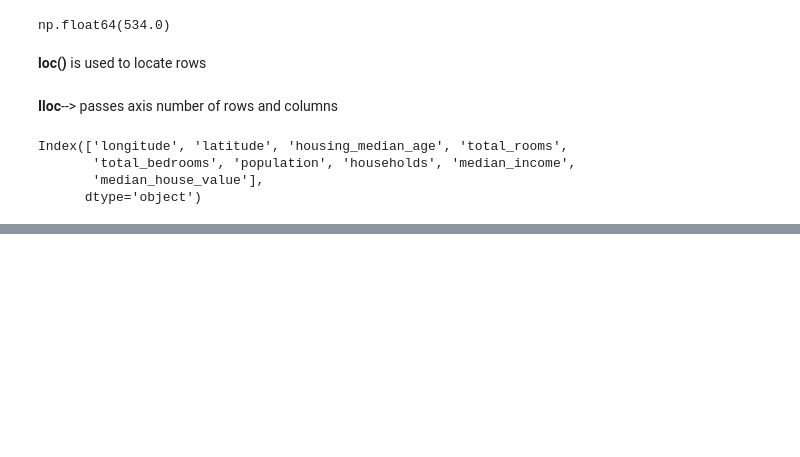
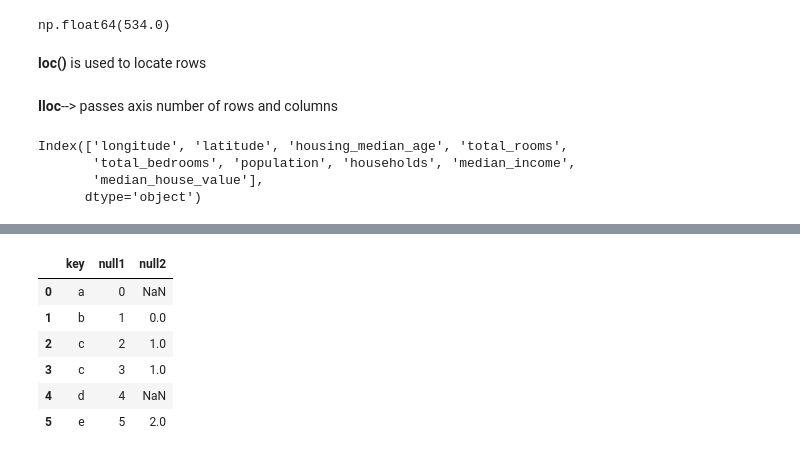
Before and after one commit to Akashmadasu1/My_Python_Notes, a Jupyter notebook: Akash_Pandas_NB.ipynb, the cells around one changed output, grey strips where cells are left out. Drawn from its saved outputs; the diff is of its cells as text; code cells hidden in the pictures; blank space fills up the shorter version.

```diff
--- a/Akash_Pandas_NB.ipynb
+++ b/Akash_Pandas_NB.ipynb
@@ -350,0 +599,11 @@ df.drop_duplicates(inplace=True)
+# %%
+#2.left join all the information left side and matched information from right side
+pd.merge(d1,d2,how='left')
+# %% [output]
+|  | key | null1 | null2 |
+| 0 | a | 0 | NaN |
+| 1 | b | 1 | 0.0 |
+| 2 | c | 2 | 1.0 |
+| 3 | c | 3 | 1.0 |
+| 4 | d | 4 | NaN |
+| 5 | e | 5 | 2.0 |
```
Also changed, not shown: parts of 45 cells of this notebook.
